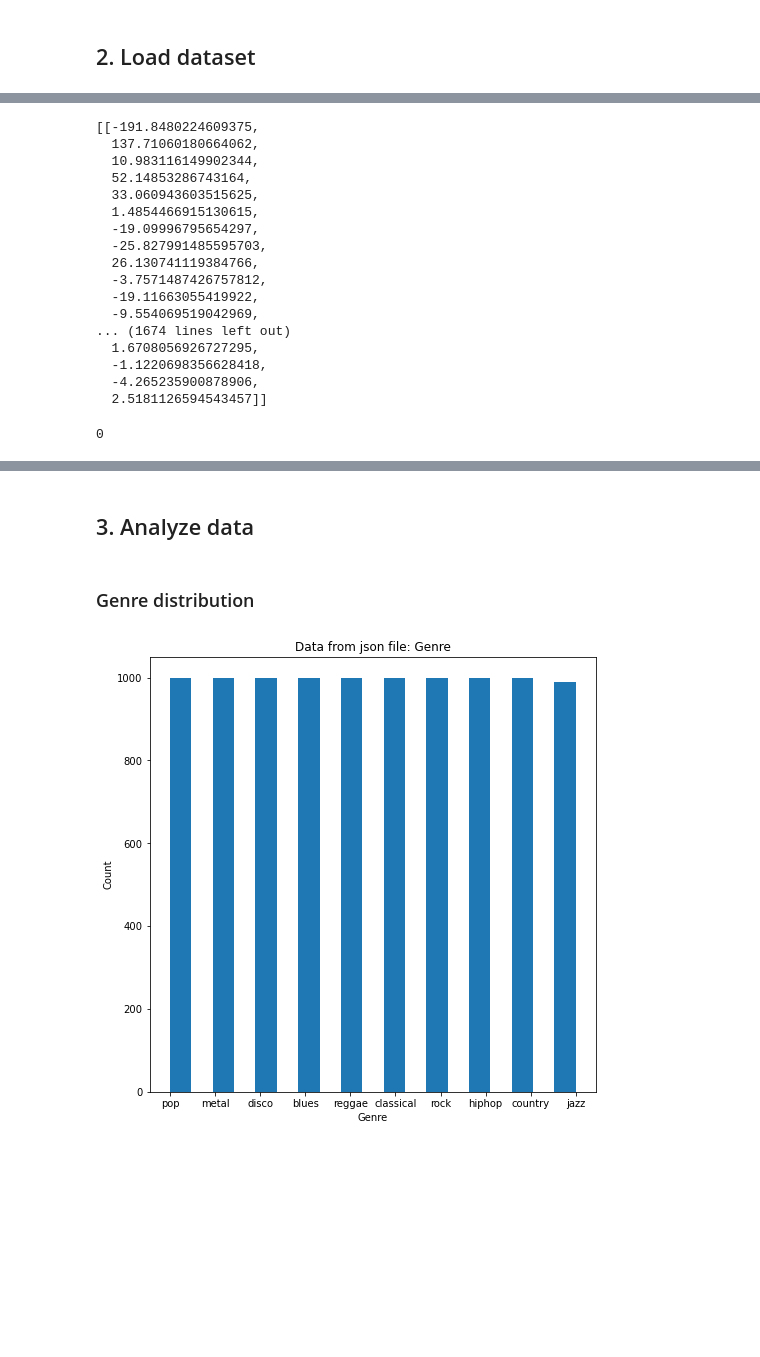
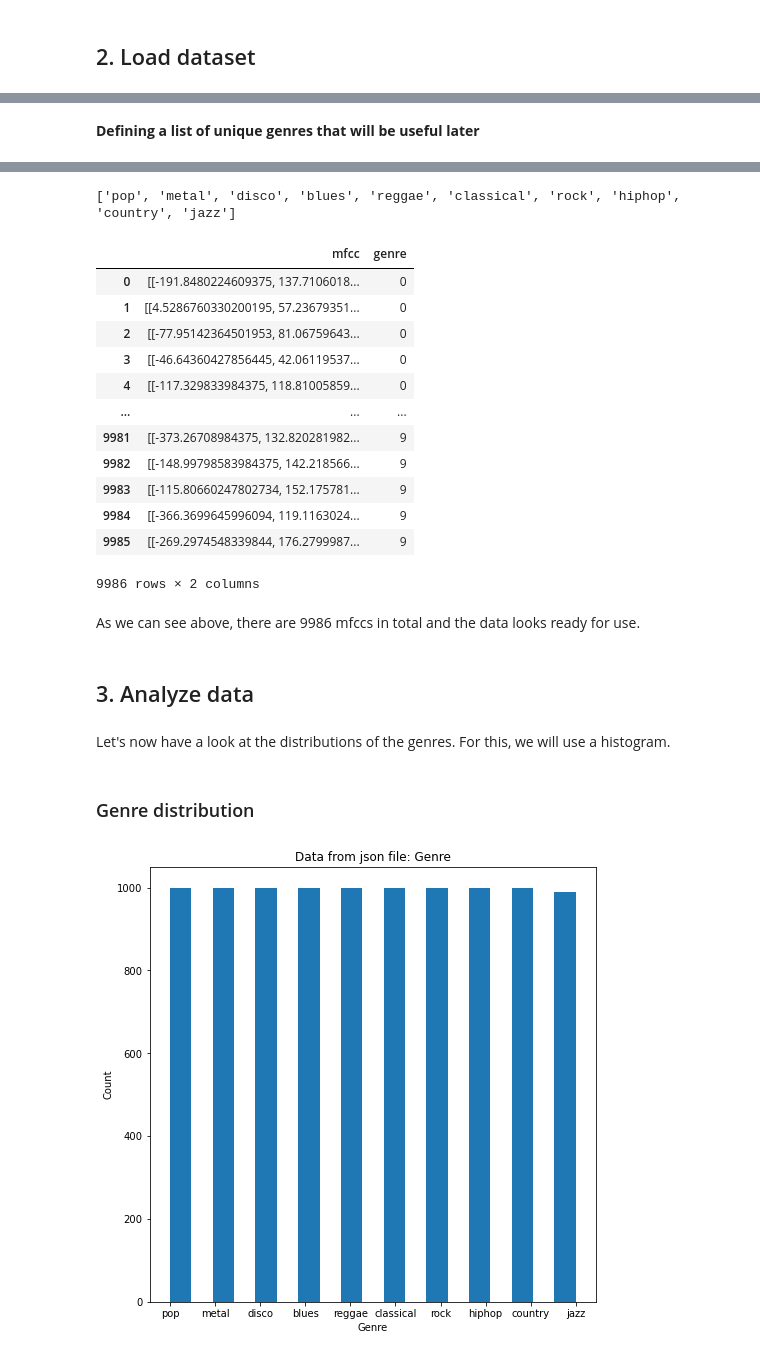
Before and after one commit to xkaDachi/COMP432_Music_Genre_Classification, a Jupyter notebook: Music Classification.ipynb, the cells around one changed output, grey strips where cells are left out. Drawn from its saved outputs; the diff is of its cells as text; code cells hidden in the pictures; blank space fills up the shorter version.

```diff
--- a/Music Classification.ipynb
+++ b/Music Classification.ipynb
@@ -140,27 +162,3 @@ data/genres/country/country.000
-# %%
-with open("data.json", "r") as fp:
-    data = json.load(fp)
-data['mfcc'][0]
-# %% [output]
-[[-191.8480224609375,
-  137.71060180664062,
-  10.983116149902344,
-  52.14853286743164,
-  33.060943603515625,
-  1.4854466915130615,
-  -19.09996795654297,
-  -25.827991485595703,
-  26.130741119384766,
-  -3.7571487426757812,
-  -19.11663055419922,
-  -9.554069519042969,
-... (1674 lines left out)
-  1.6708056926727295,
-  -1.1220698356628418,
-  -4.265235900878906,
-  2.5181126594543457]]
-# %%
-data['labels'][0]
-# %% [output]
-0
+# %% [markdown]
+**Defining a list of unique genres that will be useful later**
 # %%
@@ -179,7 +168,31 @@ GENRE_CATEGORIES
+# %%
+GENRE_CATEGORIES = list(dict.fromkeys(ALL_GENRES))
+print(GENRE_CATEGORIES)
+# %% [output]
+['pop', 'metal', 'disco', 'blues', 'reggae', 'classical', 'rock', 'hiphop', 'country', 'jazz']
+# %%
+df = pd.read_json('data.json')
+df
+# %% [output]
+|  | mfcc | genre |
+| 0 | [[-191.8480224609375, 137.7106018... | 0 |
+| 1 | [[4.5286760330200195, 57.23679351... | 0 |
+| 2 | [[-77.95142364501953, 81.06759643... | 0 |
+| 3 | [[-46.64360427856445, 42.06119537... | 0 |
+| 4 | [[-117.329833984375, 118.81005859... | 0 |
+| ... | ... | ... |
+| 9981 | [[-373.26708984375, 132.820281982... | 9 |
+| 9982 | [[-148.99798583984375, 142.218566... | 9 |
+| 9983 | [[-115.80660247802734, 152.175781... | 9 |
+| 9984 | [[-366.3699645996094, 119.1163024... | 9 |
+| 9985 | [[-269.2974548339844, 176.2799987... | 9 |
+9986 rows × 2 columns
+# %% [markdown]
+As we can see above, there are 9986 mfccs in total and the data looks ready for use.
 # %% [markdown]
 ## 3. Analyze data
-# %% [markdown]
-### Genre distribution
+# %% [markdown]
+Let's now have a look at the distributions of the genres. For this, we will use a histogram.
 # %%
 def plot_histogram(x, bi, title, xl, yl, nt, tick):
     '''
@@ -198 +209,3 @@ df = pd.DataFrame(data['labels'], columns=['label'])
+# %% [markdown]
+### Genre distribution
 # %%
```
Also changed, not shown: parts of 70 cells of this notebook.
